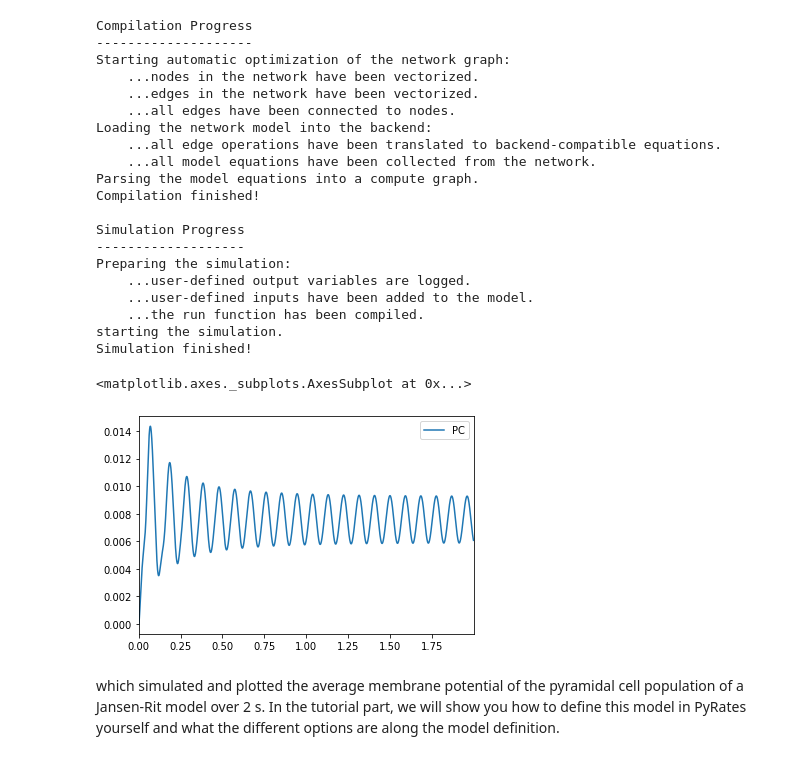
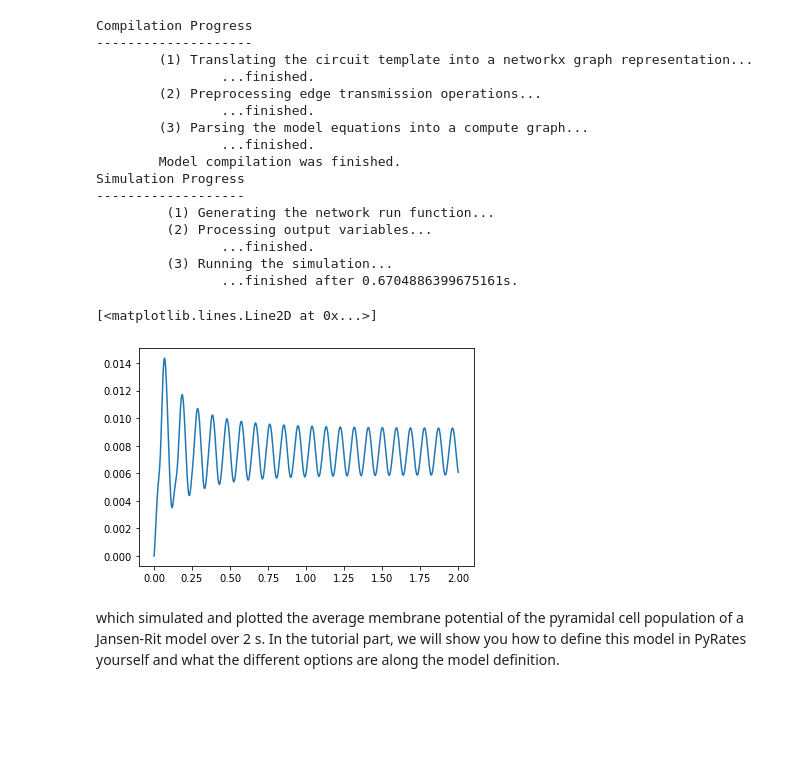
Before and after one commit to pyrates-neuroscience/PyRates, a Jupyter notebook: documentation/Tutorial_PyRates_Basics.ipynb, the cells around one changed output. Saved outputs shown, nothing was run; the diff lists cells and outputs as text; code cells hidden in the pictures; blank space fills up the shorter version.

```diff
--- a/documentation/Tutorial_PyRates_Basics.ipynb
+++ b/documentation/Tutorial_PyRates_Basics.ipynb
@@ -15,42 +15,41 @@ This principle is depicted in the figure below:
 In the following tutorial, you will learn how to define a neural network model in pyrates, perform numerical simulations on that model, visualize the simulation results and perform parameter sweeps. Afterwards, you can apply that knowledge by filling in the gaps in the jupyter notebook `Task_Build_Cortical_Microcircuit` such that all of its cells can be executed without errors.
 
 As a heads up - model set up and numerical simulations in PyRates can be as simple as shown in the cell below:
-# %%
-from pyrates.ir import CircuitIR
-import numpy as np
-
-net = CircuitIR.from_yaml("model_templates.jansen_rit.simple_jansenrit.JRC")
-model = net.compile(step_size=1e-4, backend='numpy')
-results = model.run(simulation_time=2.0,
-                    inputs={'PC/RPO_e_pc/u': np.zeros((int(2/1e-4), 1)) + 220.0},
-                    outputs={'psp_e': 'PC/RPO_e_pc/PSP',
-                             'psp_i': 'PC/RPO_i/PSP'},
-                    step_size=1e-4)
-v = results['psp_e'] + results['psp_i']
-v.plot()
-# %% [output]
-Compilation Progress
---------------------
-Starting automatic optimization of the network graph:
-    ...nodes in the network have been vectorized.
-    ...edges in the network have been vectorized.
-    ...all edges have been connected to nodes.
-Loading the network model into the backend:
-    ...all edge operations have been translated to backend-compatible equations.
-    ...all model equations have been collected from the network.
-Parsing the model equations into a compute graph.
-Compilation finished!
-
-Simulation Progress
--------------------
-Preparing the simulation:
-    ...user-defined output variables are logged.
-    ...user-defined inputs have been added to the model.
-    ...the run function has been compiled.
-starting the simulation.
-Simulation finished!
-<matplotlib.axes._subplots.AxesSubplot at 0x...>
-[figure, removed]
+# %%
+from pyrates import simulate
+import numpy as np
+import matplotlib.pyplot as plt
+
+# model definition
+model_def = "model_templates.neural_mass_models.jansenrit.JRC"
+
+# simulation
+results = simulate(model_def, simulation_time=2.0, step_size=1e-4,
+                   outputs={'psp_e': 'pc/rpo_e_in/Z',
+                            'psp_i': 'pc/rpo_i/Z'})
+
+# visualization
+v = results['psp_e'] + results['psp_i']
+plt.plot(v)
+# %% [output]
+Compilation Progress
+--------------------
+        (1) Translating the circuit template into a networkx graph representation...
+                ...finished.
+        (2) Preprocessing edge transmission operations...
+                ...finished.
+        (3) Parsing the model equations into a compute graph...
+                ...finished.
+        Model compilation was finished.
+Simulation Progress
+-------------------
+         (1) Generating the network run function...
+         (2) Processing output variables...
+                ...finished.
+         (3) Running the simulation...
+                ...finished after 0.6704886399675161s.
+[<matplotlib.lines.Line2D at 0x...>]
+[figure, added]
 # %% [markdown]
 which simulated and plotted the average membrane potential of the pyramidal cell population of a Jansen-Rit model over 2 s. In the tutorial part, we will show you how to define this model in PyRates yourself and what the different options are along the model definition.
 # %% [markdown]
```
Also changed, not shown: parts of 53 cells of this notebook, 15 other files.
